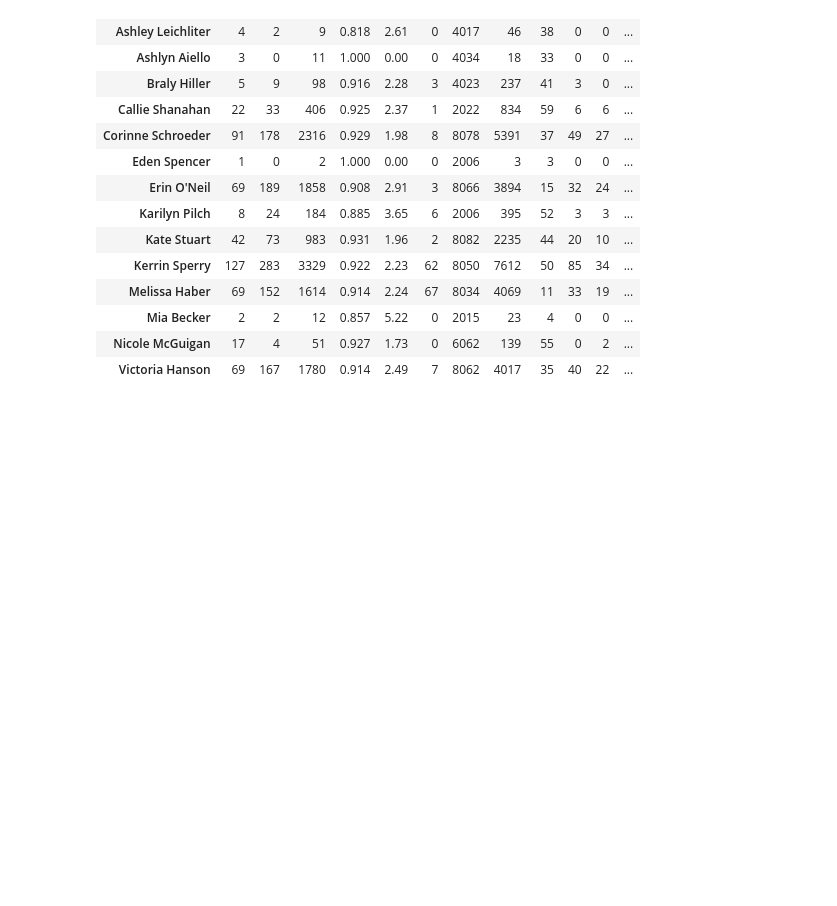
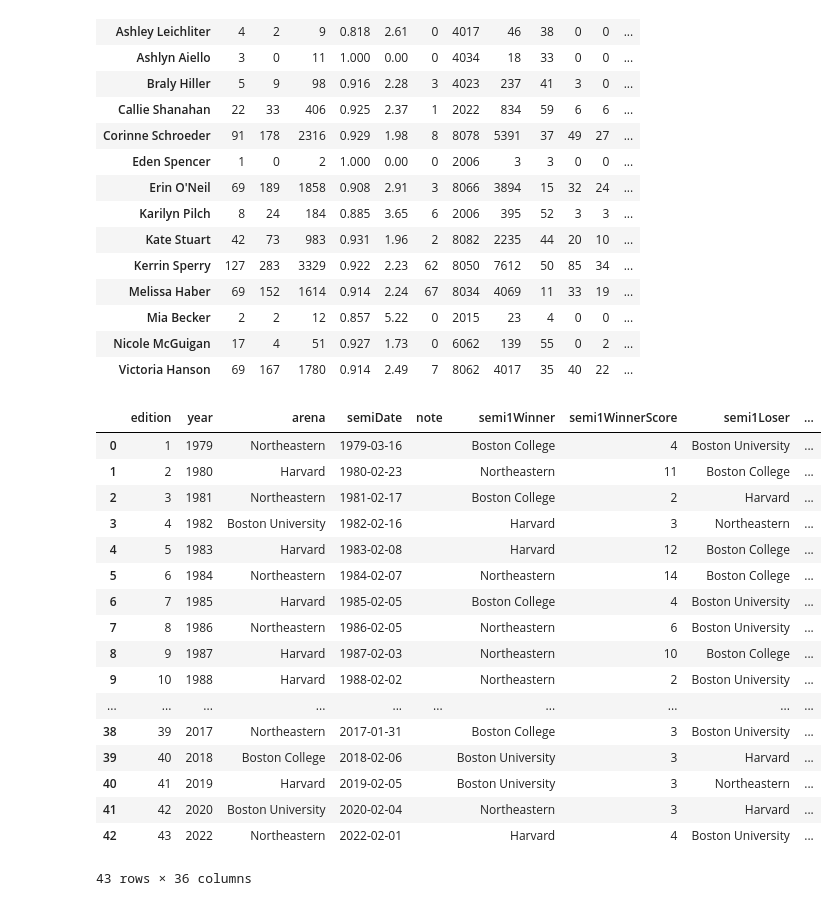
Before and after one commit to redsoxfan2194/buhockeystats, a Jupyter notebook: BU Women's Record Book.ipynb, the cells around one changed output. Saved outputs shown, nothing was run; the diff lists cells and outputs as text; code cells hidden in the pictures; blank space fills up the shorter version.

Commit message:
add women's beanpot

```diff
--- a/BU Women's Record Book.ipynb
+++ b/BU Women's Record Book.ipynb
@@ -684,0 +747,21 @@ dfTot
+# %%
+dfBeanpot
+# %% [output]
+|  | edition | year | arena | semiDate | note | semi1Winner | semi1WinnerScore | semi1Loser | ... |
+| 0 | 1 | 1979 | Northeastern | 1979-03-16 |  | Boston College | 4 | Boston University | ... |
+| 1 | 2 | 1980 | Harvard | 1980-02-23 |  | Northeastern | 11 | Boston College | ... |
+| 2 | 3 | 1981 | Northeastern | 1981-02-17 |  | Boston College | 2 | Harvard | ... |
+| 3 | 4 | 1982 | Boston University | 1982-02-16 |  | Harvard | 3 | Northeastern | ... |
+| 4 | 5 | 1983 | Harvard | 1983-02-08 |  | Harvard | 12 | Boston College | ... |
+| 5 | 6 | 1984 | Northeastern | 1984-02-07 |  | Northeastern | 14 | Boston College | ... |
+| 6 | 7 | 1985 | Harvard | 1985-02-05 |  | Boston College | 4 | Boston University | ... |
+| 7 | 8 | 1986 | Northeastern | 1986-02-05 |  | Northeastern | 6 | Boston University | ... |
+| 8 | 9 | 1987 | Harvard | 1987-02-03 |  | Northeastern | 10 | Boston College | ... |
+| 9 | 10 | 1988 | Harvard | 1988-02-02 |  | Northeastern | 2 | Boston University | ... |
+| ... | ... | ... | ... | ... | ... | ... | ... | ... | ... |
+| 38 | 39 | 2017 | Northeastern | 2017-01-31 |  | Boston College | 3 | Boston University | ... |
+| 39 | 40 | 2018 | Boston College | 2018-02-06 |  | Boston University | 3 | Harvard | ... |
+| 40 | 41 | 2019 | Harvard | 2019-02-05 |  | Boston University | 3 | Northeastern | ... |
+| 41 | 42 | 2020 | Boston University | 2020-02-04 |  | Northeastern | 3 | Harvard | ... |
+| 42 | 43 | 2022 | Northeastern | 2022-02-01 |  | Harvard | 4 | Boston University | ... |
+43 rows × 36 columns
```
Also changed, not shown: parts of 3 cells of this notebook, 4 other files.
